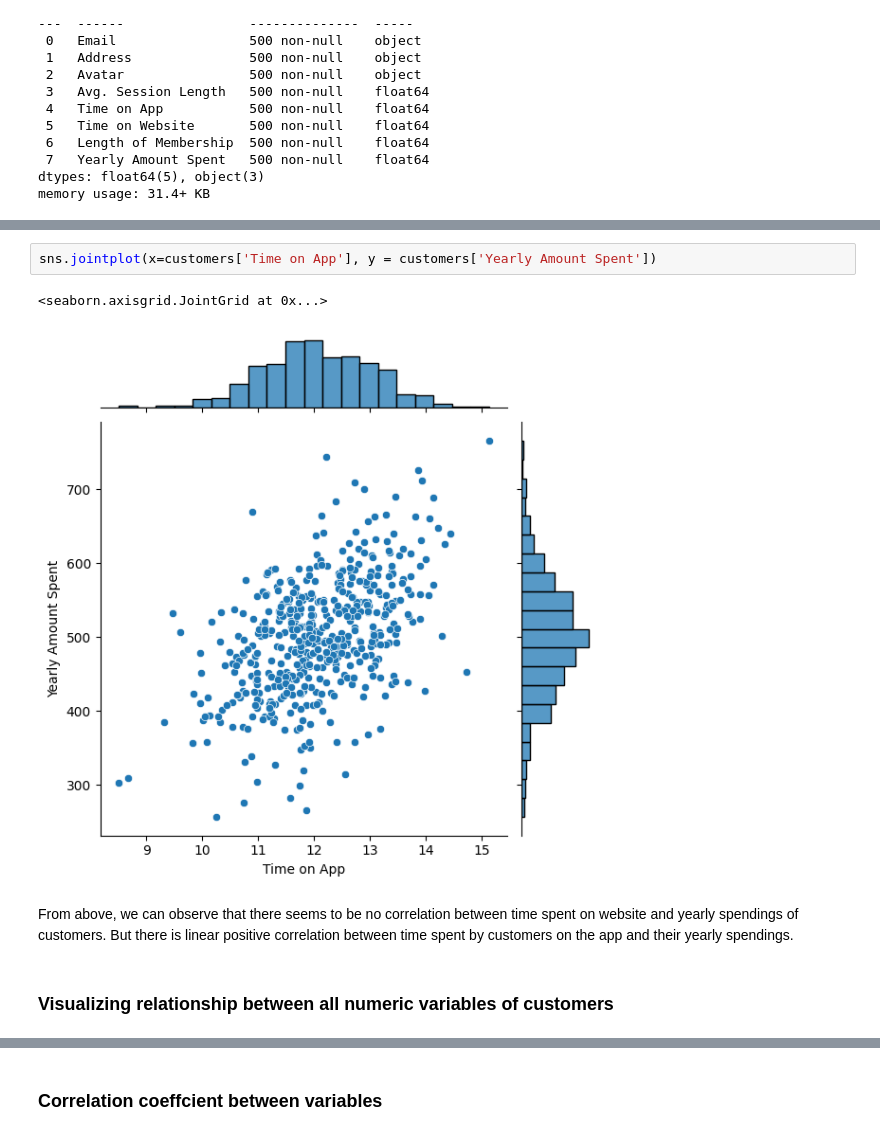
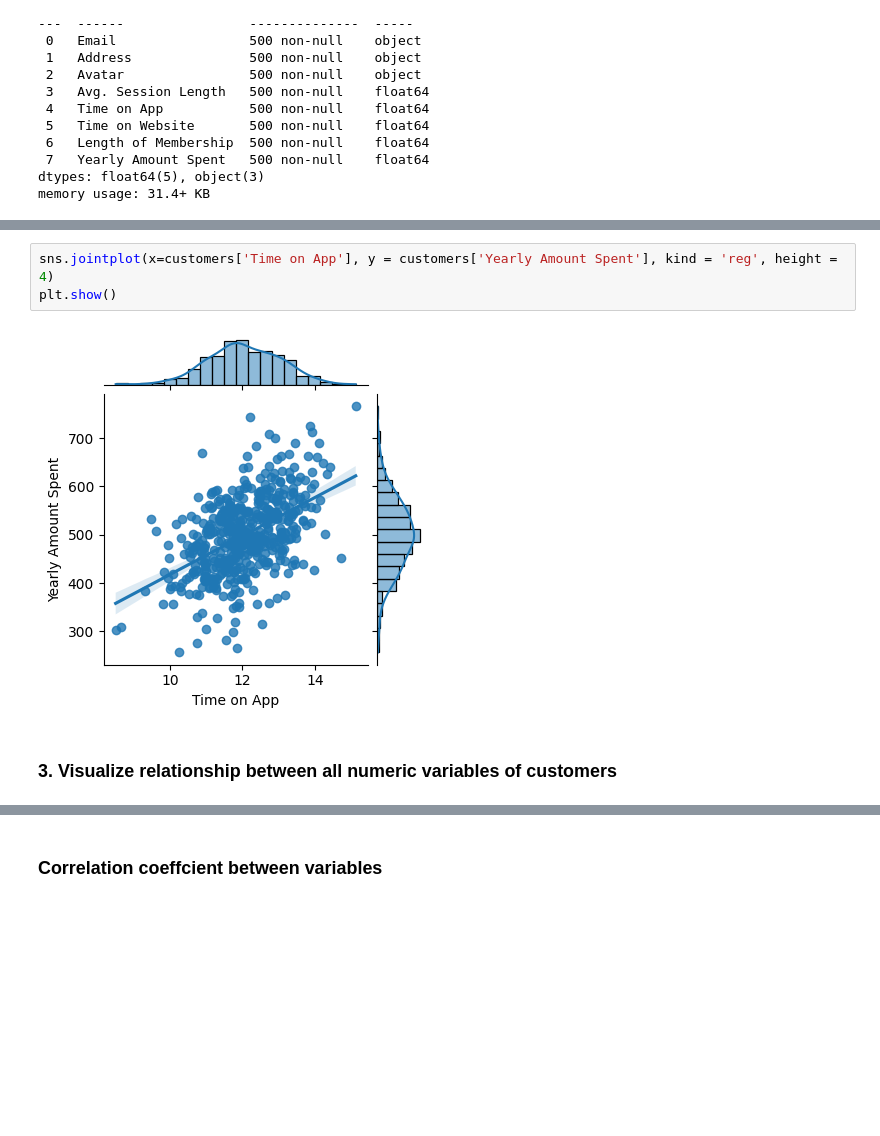
Before and after one commit to Cshefali/Data-Science-Projects-Python, a Jupyter notebook: Linear Regression- Ecommerce User Behavior.ipynb, the cells around one changed output, grey strips where cells are left out. Cells and saved outputs as stored; diff of their text form; blank space fills up the shorter version.

```diff
--- a/Linear Regression- Ecommerce User Behavior.ipynb
+++ b/Linear Regression- Ecommerce User Behavior.ipynb
@@ -62,11 +70,9 @@ Visualizing time spent on App and yearly spendings.
 # %%
-sns.jointplot(x=customers['Time on App'], y = customers['Yearly Amount Spent'])
+sns.jointplot(x=customers['Time on App'], y = customers['Yearly Amount Spent'], kind = 'reg', height = 4)
+plt.show()
 # %% [output]
-<seaborn.axisgrid.JointGrid at 0x...>
-[figure, old version]
+[figure, new version]
-# %% [markdown]
-From above, we can observe that there seems to be no correlation between time spent on website and yearly spendings of customers. But there is linear positive correlation between time spent by customers on the app and their yearly spendings.
 # %% [markdown]
-### Visualizing relationship between all numeric variables of customers
+### 3. Visualize relationship between all numeric variables of customers
 # %%
 sns.pairplot(customers)
```
Also changed, not shown: parts of 32 cells of this notebook.
